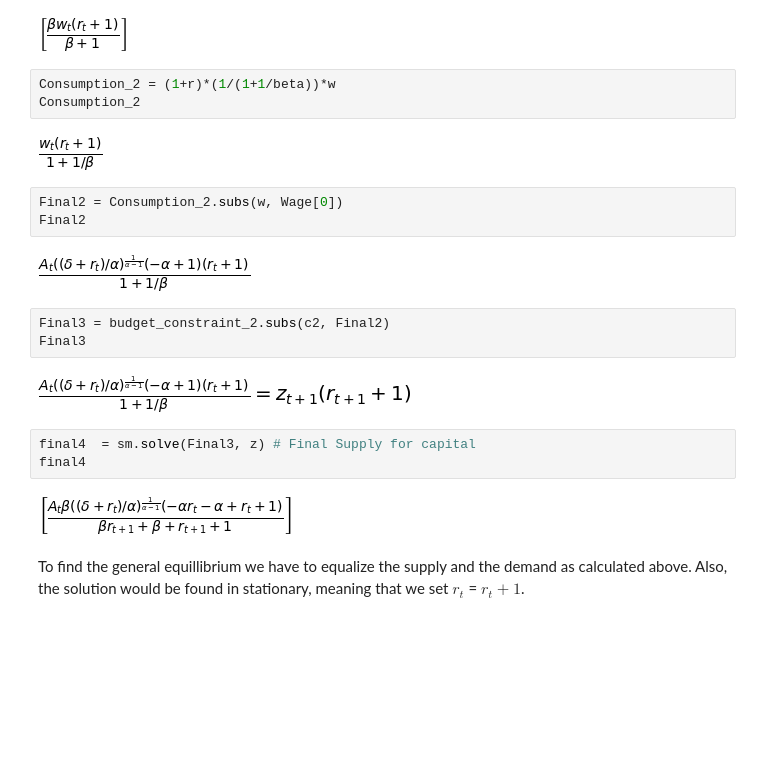
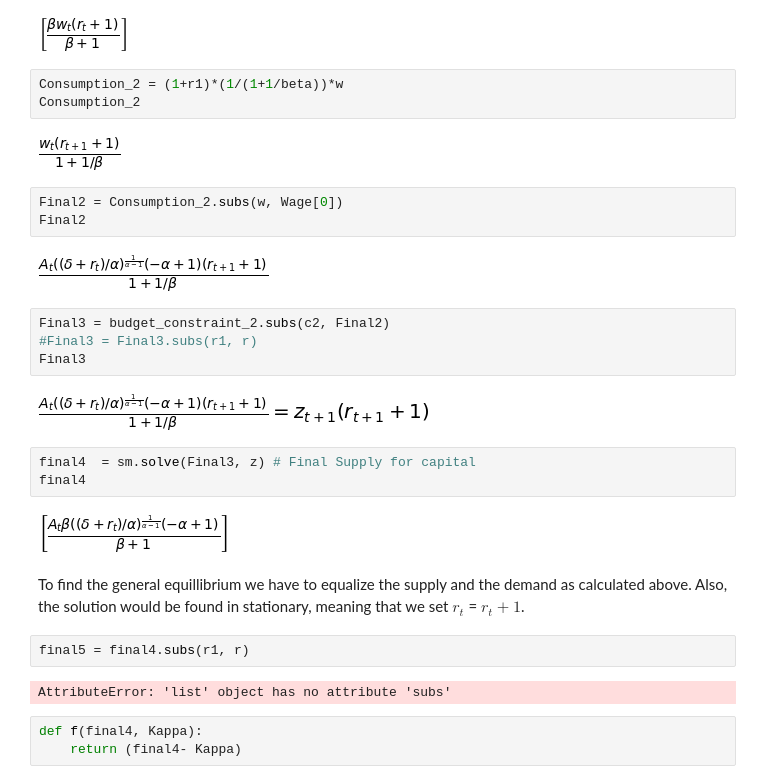
Before and after one commit to NumEconCopenhagen/projects-2019-bcg, a Jupyter notebook: modelproject/modelproject.ipynb, the cells around one changed output. Cells and saved outputs as stored; diff of their text form; blank space fills up the shorter version.

```diff
--- a/modelproject/modelproject.ipynb
+++ b/modelproject/modelproject.ipynb
@@ -176,24 +176,32 @@ D
 # %% [output]
 [figure]
 # %%
-Consumption_2 = (1+r)*(1/(1+1/beta))*w
+Consumption_2 = (1+r1)*(1/(1+1/beta))*w
 Consumption_2
 # %% [output]
-[figure, old version]
+[figure, new version]
 # %%
 Final2 = Consumption_2.subs(w, Wage[0])
 Final2
 # %% [output]
-[figure, old version]
+[figure, new version]
 # %%
 Final3 = budget_constraint_2.subs(c2, Final2)
+#Final3 = Final3.subs(r1, r)
 Final3
 # %% [output]
-[figure, old version]
+[figure, new version]
 # %%
 final4  = sm.solve(Final3, z) # Final Supply for capital
 final4
 # %% [output]
-[figure, old version]
+[figure, new version]
 # %% [markdown]
 To find the general equillibrium we have to equalize the supply and the demand as calculated above. Also, the solution would be found in stationary, meaning that we set $r_t$ = $r_t+1$.
+# %%
+final5 = final4.subs(r1, r)
+# %% [output]
+AttributeError: 'list' object has no attribute 'subs'
+# %%
+def f(final4, Kappa):
+    return (final4- Kappa)
```
Also changed, not shown: parts of 2 cells of this notebook.
